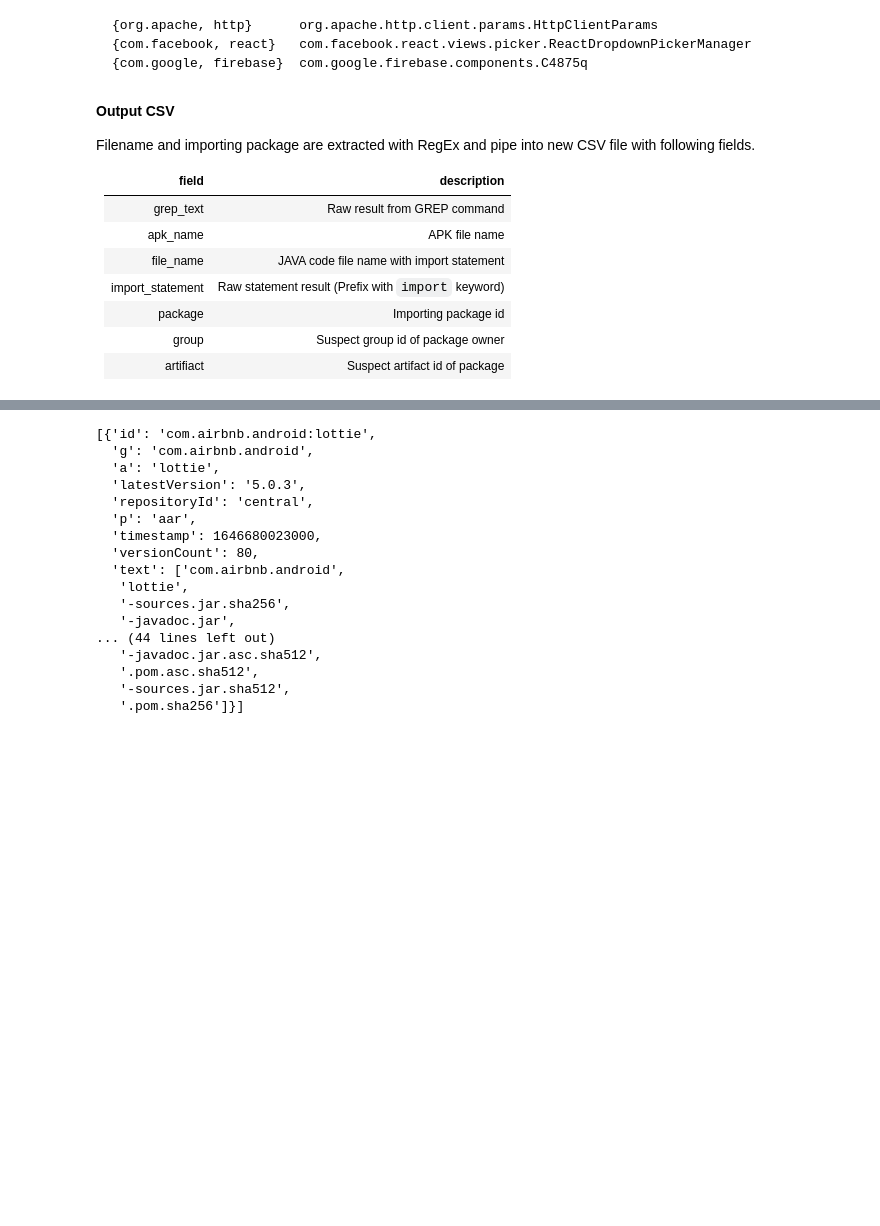
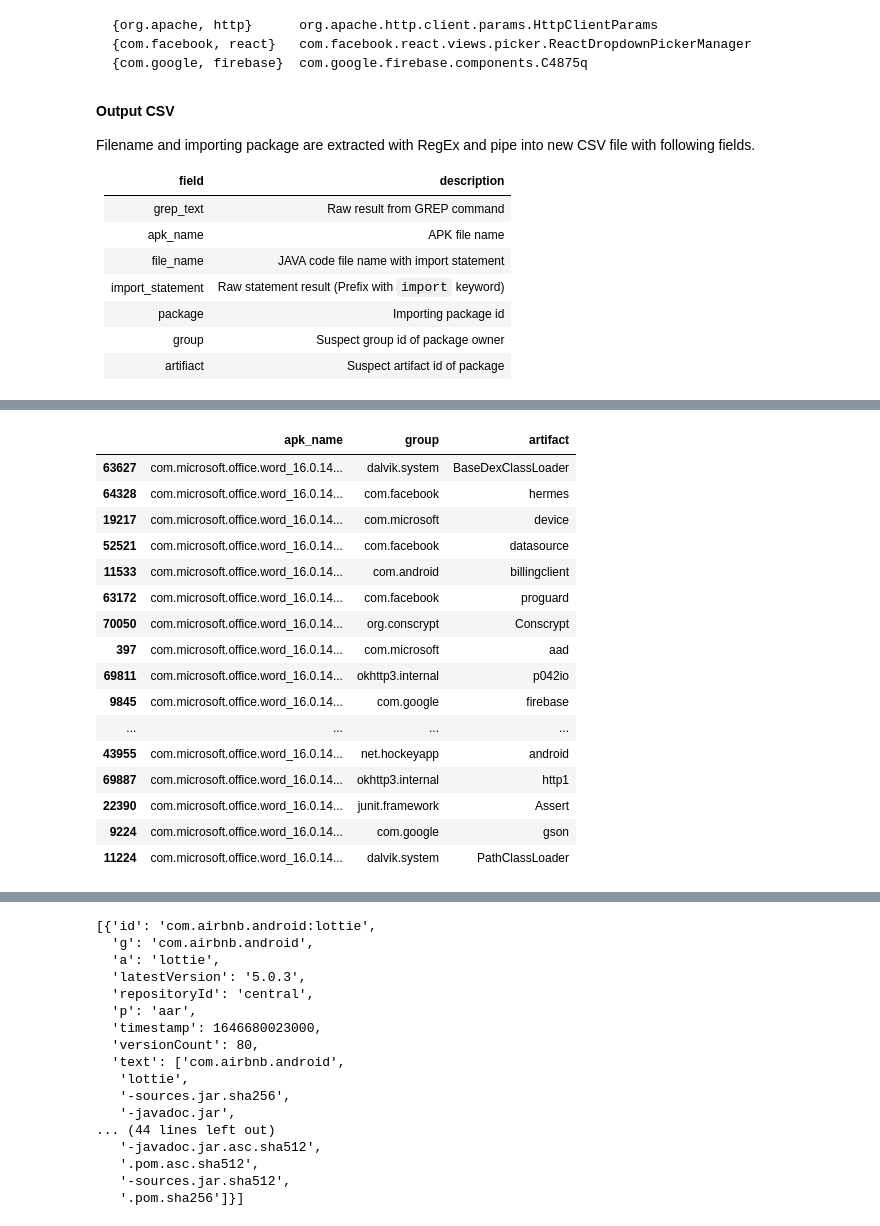
Before and after one commit to fanneiOZ/fire-in-the-hole, a Jupyter notebook: fire-in-the-hole.ipynb, the cells around one changed output, grey strips where cells are left out. Saved outputs shown, nothing was run; the diff lists cells and outputs as text; code cells hidden in the pictures; blank space fills up the shorter version.

Commit message:
Checkpoint progress with 1st approach - deduplicate group and artifact

```diff
--- a/fire-in-the-hole.ipynb
+++ b/fire-in-the-hole.ipynb
@@ -473,0 +176,23 @@ Ref: https://central.sonatype.org/search/rest-api-guide/
+# %%
+dedup_df = import_df.drop_duplicates(subset=['apk_name', 'group', 'artifact'])[['apk_name', 'group', 'artifact']]
+filtered_df = dedup_df[ dedup_df['group'].str.contains('android.|java.|kotlin.') == False ]
+
+filtered_df.sample(60)
+# %% [output]
+|  | apk_name | group | artifact |
+| 63627 | com.microsoft.office.word_16.0.14... | dalvik.system | BaseDexClassLoader |
+| 64328 | com.microsoft.office.word_16.0.14... | com.facebook | hermes |
+| 19217 | com.microsoft.office.word_16.0.14... | com.microsoft | device |
+| 52521 | com.microsoft.office.word_16.0.14... | com.facebook | datasource |
+| 11533 | com.microsoft.office.word_16.0.14... | com.android | billingclient |
+| 63172 | com.microsoft.office.word_16.0.14... | com.facebook | proguard |
+| 70050 | com.microsoft.office.word_16.0.14... | org.conscrypt | Conscrypt |
+| 397 | com.microsoft.office.word_16.0.14... | com.microsoft | aad |
+| 69811 | com.microsoft.office.word_16.0.14... | okhttp3.internal | p042io |
+| 9845 | com.microsoft.office.word_16.0.14... | com.google | firebase |
+| ... | ... | ... | ... |
+| 43955 | com.microsoft.office.word_16.0.14... | net.hockeyapp | android |
+| 69887 | com.microsoft.office.word_16.0.14... | okhttp3.internal | http1 |
+| 22390 | com.microsoft.office.word_16.0.14... | junit.framework | Assert |
+| 9224 | com.microsoft.office.word_16.0.14... | com.google | gson |
+| 11224 | com.microsoft.office.word_16.0.14... | dalvik.system | PathClassLoader |
```
Also changed, not shown: parts of 4 cells of this notebook.
